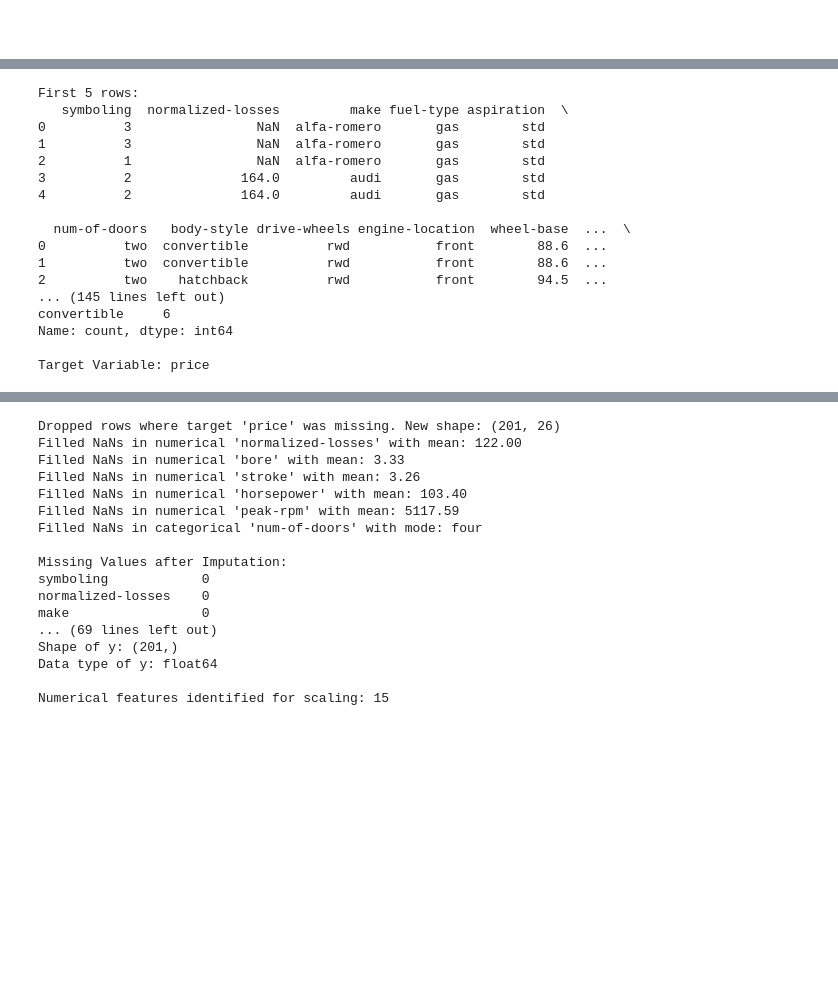
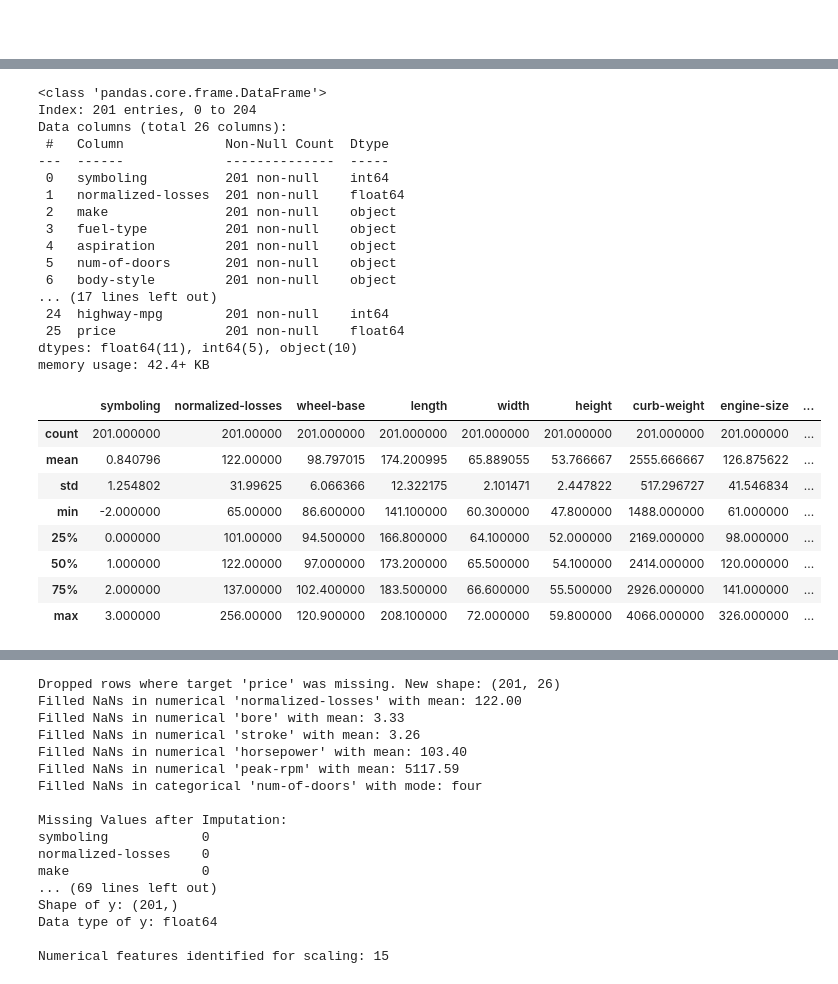
Before and after one commit to glacial-drm/Supervised-Learners, a Jupyter notebook: CW1/cw1-regression.ipynb, the cells around one changed output, grey strips where cells are left out. Drawn from its saved outputs; the diff is of its cells as text; code cells hidden in the pictures; blank space fills up the shorter version.

Commit message:
separated out data preprocessing

```diff
--- a/CW1/cw1-regression.ipynb
+++ b/CW1/cw1-regression.ipynb
@@ -20,0 +9,11 @@ Initial shape: (205, 26)
+# %%
+# Viewing Data
+
+# Define column names
+column_names = ['symboling', 'normalized-losses', 'make', 'fuel-type', 'aspiration','num-of-doors', 'body-style', 'drive-wheels', 'engine-location',
+               'wheel-base', 'length', 'width', 'height', 'curb-weight', 'engine-type', 'num-of-cylinders', 'engine-size', 'fuel-system',
+               'bore', 'stroke', 'compression-ratio', 'horsepower', 'peak-rpm', 'city-mpg', 'highway-mpg', 'price']
+
+# Read data, add column names
+data = pd.read_csv('datasets/automobile/automobile/imports-85.data', header=None, names=column_names, sep=',', na_values='?')
+data.head()
@@ -21,37 +30,33 @@ Initial shape: (205, 26)
 # %%
-print("\nFirst 5 rows:")
-print(data.head())
-
-print("\nData Info:")
-print(data.info())
-
-print("\nNumerical Summary:")
-
-print(data.describe(include='all'))
-
-print("\nMissing Values per Column:")
-print(data.isnull().sum())
-
-print("\nValue Counts for 'body-style':")
-print(data['body-style'].value_counts())
-
-target_variable = 'price'
-print(f"\nTarget Variable: {target_variable}")
+# Viewing all features
+data.info()
 # %% [output]
-First 5 rows:
-   symboling  normalized-losses         make fuel-type aspiration  \
-0          3                NaN  alfa-romero       gas        std
-1          3                NaN  alfa-romero       gas        std
-2          1                NaN  alfa-romero       gas        std
-3          2              164.0         audi       gas        std
-4          2              164.0         audi       gas        std
-
-  num-of-doors   body-style drive-wheels engine-location  wheel-base  ...  \
-0          two  convertible          rwd           front        88.6  ...
-1          two  convertible          rwd           front        88.6  ...
-2          two    hatchback          rwd           front        94.5  ...
-... (145 lines left out)
-convertible     6
-Name: count, dtype: int64
-
-Target Variable: price
+<class 'pandas.core.frame.DataFrame'>
+Index: 201 entries, 0 to 204
+Data columns (total 26 columns):
+ #   Column             Non-Null Count  Dtype
+---  ------             --------------  -----
+ 0   symboling          201 non-null    int64
+ 1   normalized-losses  201 non-null    float64
+ 2   make               201 non-null    object
+ 3   fuel-type          201 non-null    object
+ 4   aspiration         201 non-null    object
+ 5   num-of-doors       201 non-null    object
+ 6   body-style         201 non-null    object
+... (17 lines left out)
+ 24  highway-mpg        201 non-null    int64
+ 25  price              201 non-null    float64
+dtypes: float64(11), int64(5), object(10)
+memory usage: 42.4+ KB
+# %%
+data.describe()
+# %% [output]
+|  | symboling | normalized-losses | wheel-base | length | width | height | curb-weight | engine-size | ... |
+| count | 201.000000 | 201.00000 | 201.000000 | 201.000000 | 201.000000 | 201.000000 | 201.000000 | 201.000000 | ... |
+| mean | 0.840796 | 122.00000 | 98.797015 | 174.200995 | 65.889055 | 53.766667 | 2555.666667 | 126.875622 | ... |
+| std | 1.254802 | 31.99625 | 6.066366 | 12.322175 | 2.101471 | 2.447822 | 517.296727 | 41.546834 | ... |
+| min | -2.000000 | 65.00000 | 86.600000 | 141.100000 | 60.300000 | 47.800000 | 1488.000000 | 61.000000 | ... |
+| 25% | 0.000000 | 101.00000 | 94.500000 | 166.800000 | 64.100000 | 52.000000 | 2169.000000 | 98.000000 | ... |
+| 50% | 1.000000 | 122.00000 | 97.000000 | 173.200000 | 65.500000 | 54.100000 | 2414.000000 | 120.000000 | ... |
+| 75% | 2.000000 | 137.00000 | 102.400000 | 183.500000 | 66.600000 | 55.500000 | 2926.000000 | 141.000000 | ... |
+| max | 3.000000 | 256.00000 | 120.900000 | 208.100000 | 72.000000 | 59.800000 | 4066.000000 | 326.000000 | ... |
```
Also changed, not shown: parts of 9 cells of this notebook.
